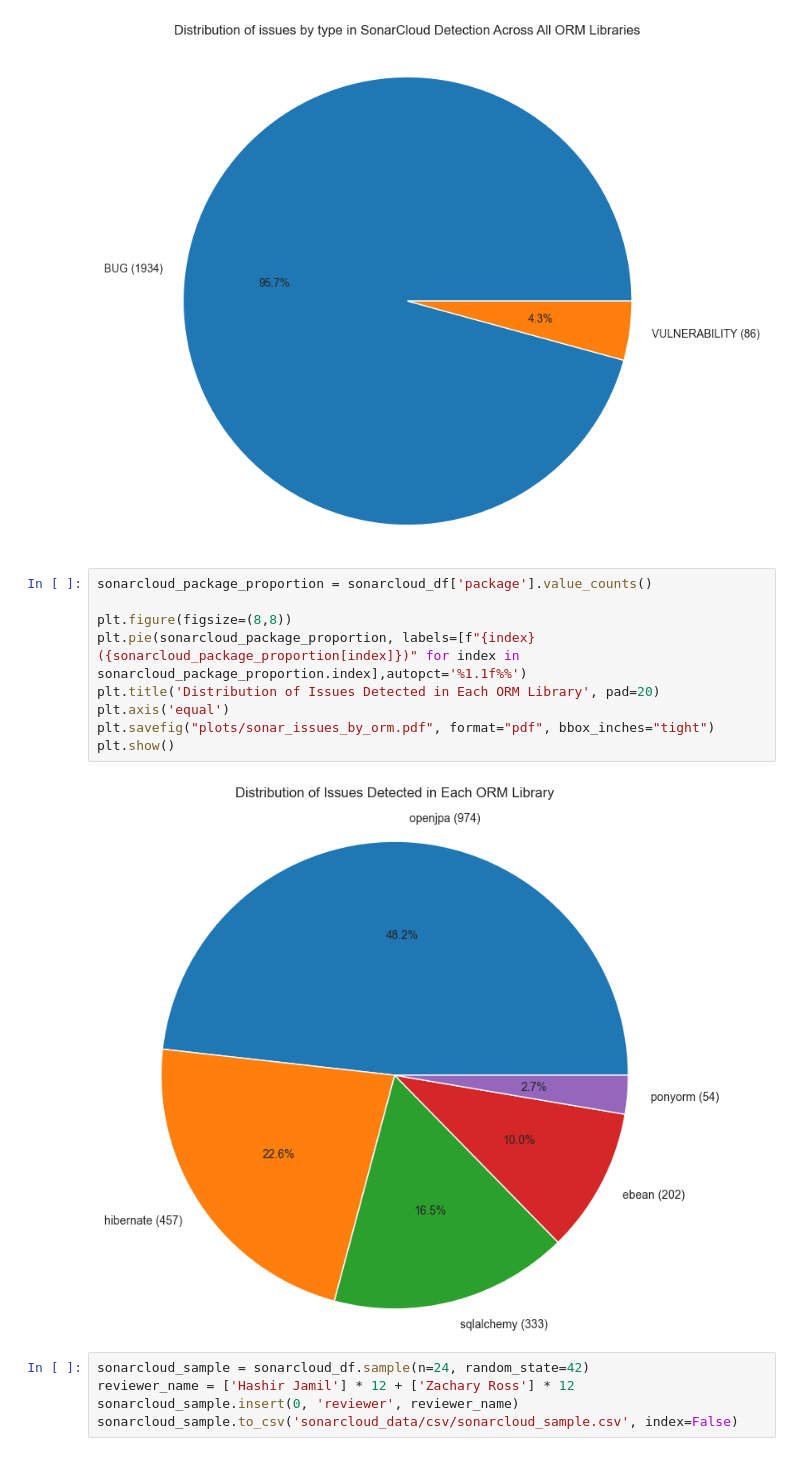
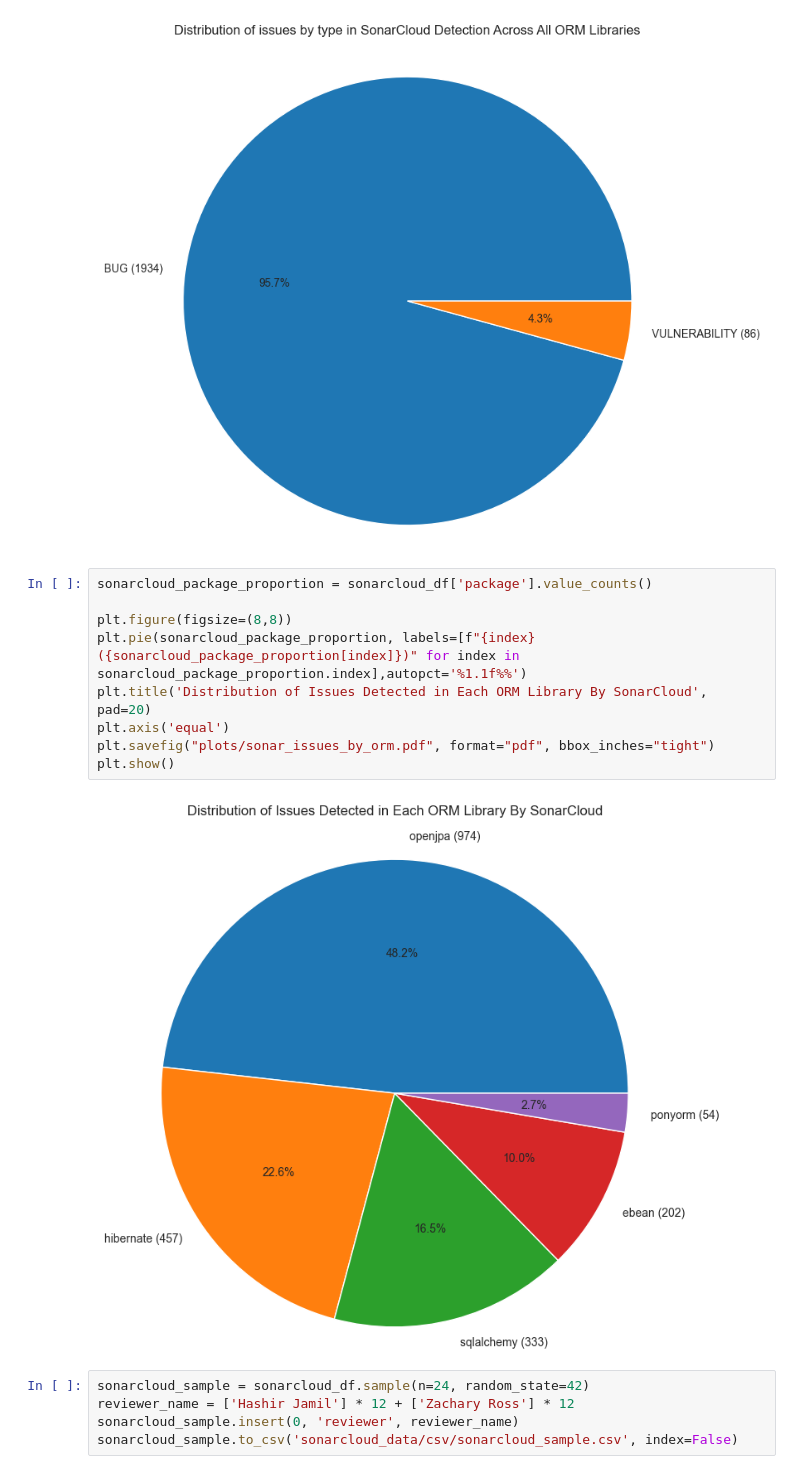
Before and after one commit to Hashir-Jamil/static-analysis-tools-comparison, a Jupyter notebook: static_analysis_data.ipynb, the cells around one changed output. Cells and saved outputs as stored; diff of their text form.

Commit message:
fixed pie chart titles to include tool names

```diff
--- a/static_analysis_data.ipynb
+++ b/static_analysis_data.ipynb
@@ -82,14 +82,14 @@ plt.show()
 # %%
 sonarcloud_package_proportion = sonarcloud_df['package'].value_counts()
 
 plt.figure(figsize=(8,8))
 plt.pie(sonarcloud_package_proportion, labels=[f"{index} ({sonarcloud_package_proportion[index]})" for index in sonarcloud_package_proportion.index],autopct='%1.1f%%')
-plt.title('Distribution of Issues Detected in Each ORM Library', pad=20)
+plt.title('Distribution of Issues Detected in Each ORM Library By SonarCloud', pad=20)
 plt.axis('equal')
 plt.savefig("plots/sonar_issues_by_orm.pdf", format="pdf", bbox_inches="tight")
 plt.show()
 # %% [output]
-[figure, old version]
+[figure, new version]
 # %%
 sonarcloud_sample = sonarcloud_df.sample(n=24, random_state=42)
 reviewer_name = ['Hashir Jamil'] * 12 + ['Zachary Ross'] * 12
```
Also changed, not shown: parts of 1 cell of this notebook, 2 other files.
